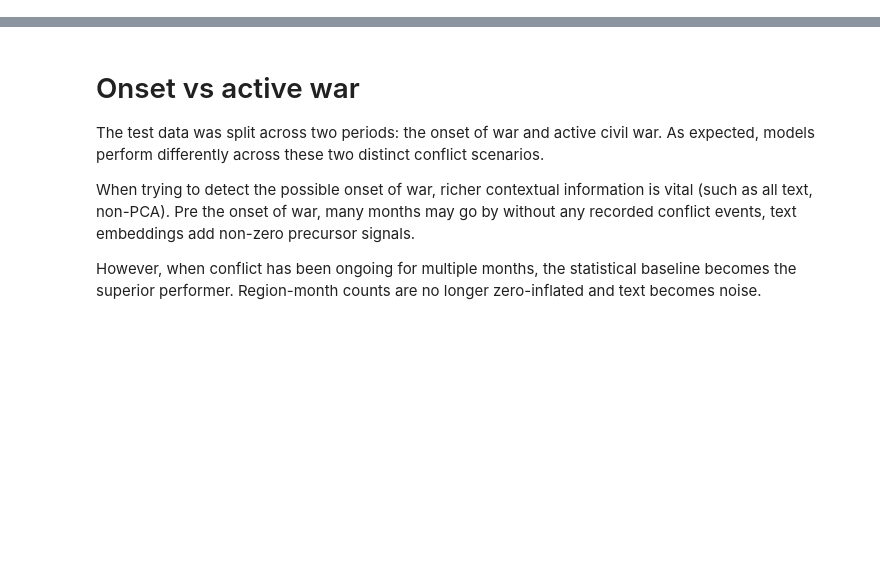
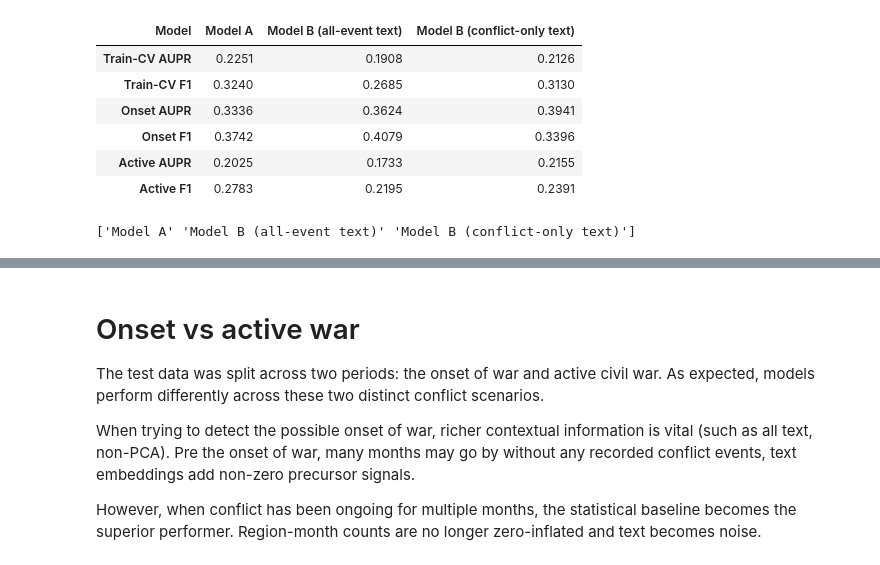
Before and after one commit to eviejones/msc-final-project, a Jupyter notebook: evaluation/results.ipynb, the cells around one changed output, grey strips where cells are left out. Drawn from its saved outputs; the diff is of its cells as text; code cells hidden in the pictures; blank space fills up the shorter version.

Commit message:
feat: update results

```diff
--- a/evaluation/results.ipynb
+++ b/evaluation/results.ipynb
@@ -11,0 +20,19 @@ import plotly.express as px
+# %%
+def read_results():
+    model_a_results, _, _, _ = open_model_report("Model A")
+    model_b_all_results, _, _, _ = open_model_report("Model B (all-event text)")
+    model_b_conflict_results, _, _, _ = open_model_report("Model B (conflict-only text)")
+
+    all_results = pd.concat(
+        [model_a_results, model_b_all_results, model_b_conflict_results]
+    )
+
+    # Assuming your dataframe is named 'df' and already has a 'model' column
+    df_melted = all_results.melt(
+        id_vars=['model'],
+        var_name='metric',
+        value_name='score'
+    )
+    df_melted.columns = ['Model', 'Metric', 'Score']
+    df_melted['Score'] = pd.to_numeric(df_melted['Score'], errors='coerce')
+    return df_melted
@@ -11,0 +51,2 @@ import plotly.express as px
+# %%
+all_results = read_results()
@@ -11,0 +74,29 @@ import plotly.express as px
+# %%
+summary_metrics = [
+    "train_cv_aupr", "train_cv_f1",
+    "onset_aupr", "onset_f1_class1",
+    "active_aupr", "active_f1_class1",
+]
+
+
+summary_table = all_results.reset_index()
+summary_table = summary_table[summary_table["Metric"].isin(summary_metrics)]
+summary_table["Score"] = summary_table["Score"].astype(float)
+
+
+summary_pivot = summary_table.pivot(index="Metric", columns="Model", values="Score")
+summary_pivot = summary_pivot.reindex(summary_metrics)
+summary_pivot.index = [
+    "Train-CV AUPR", "Train-CV F1",
+    "Onset AUPR", "Onset F1",
+    "Active AUPR", "Active F1",
+]
+summary_pivot.round(4)
+# %% [output]
+| Model | Model A | Model B (all-event text) | Model B (conflict-only text) |
+| Train-CV AUPR | 0.2251 | 0.1908 | 0.2126 |
+| Train-CV F1 | 0.3240 | 0.2685 | 0.3130 |
+| Onset AUPR | 0.3336 | 0.3624 | 0.3941 |
+| Onset F1 | 0.3742 | 0.4079 | 0.3396 |
+| Active AUPR | 0.2025 | 0.1733 | 0.2155 |
+| Active F1 | 0.2783 | 0.2195 | 0.2391 |
@@ -11,0 +221,4 @@ import plotly.express as px
+# %%
+print(df_plot['Model'].unique())
+# %% [output]
+['Model A' 'Model B (all-event text)' 'Model B (conflict-only text)']
```
Also changed, not shown: parts of 12 cells of this notebook, 1 other file.
